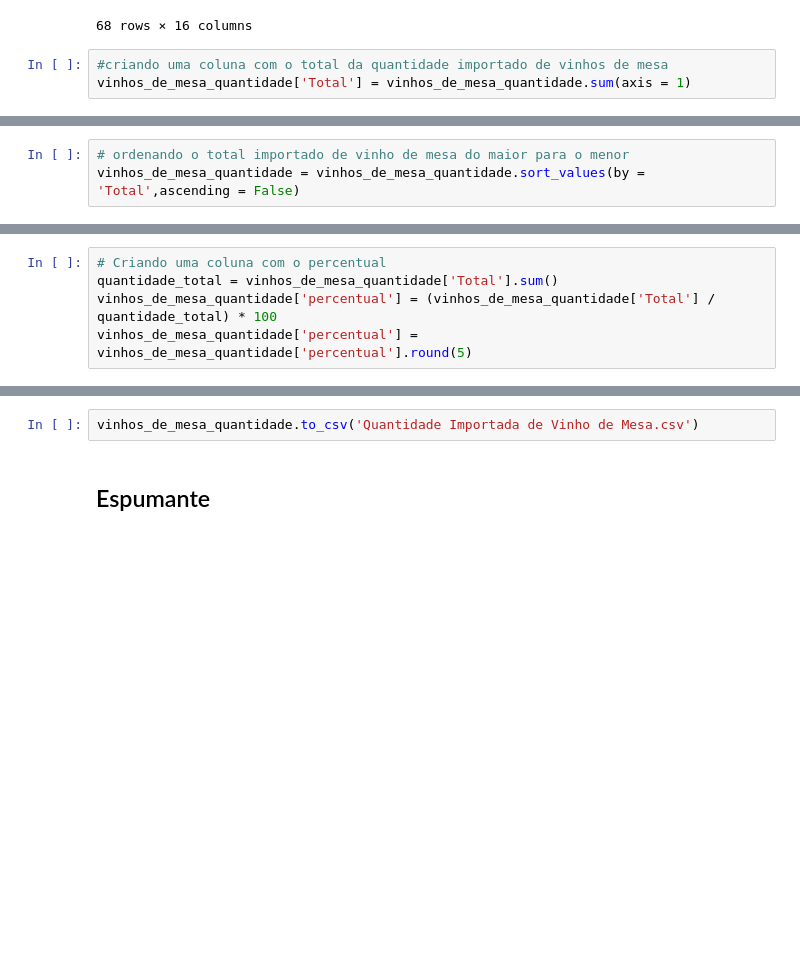
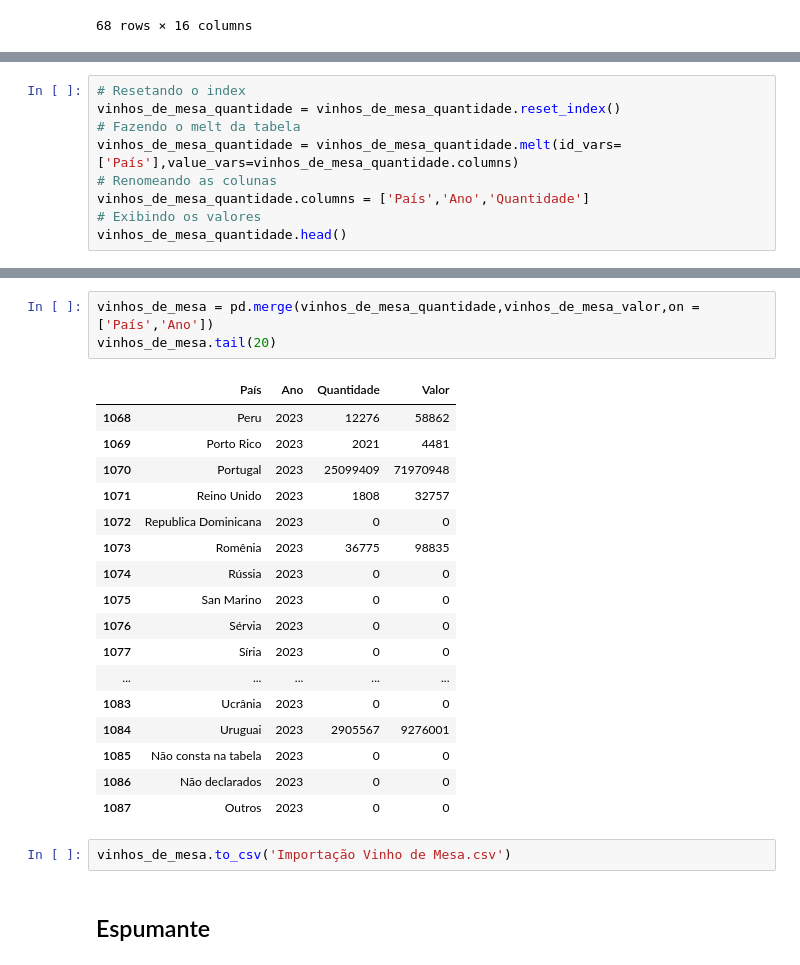
Before and after one commit to ArthurNSiqueira/tech_challenge, a Jupyter notebook: Tech_Challenge.ipynb, the cells around one changed output, grey strips where cells are left out. Saved outputs shown, nothing was run; the diff lists cells and outputs as text; blank space fills up the shorter version.

```diff
--- a/Tech_Challenge.ipynb
+++ b/Tech_Challenge.ipynb
@@ -93,6 +84,3 @@ vinhos_de_mesa_quantidade
 | Não declarados | 0 | 0 | 0 | 0 | 0 | 0 | 0 | 0 | 0 | 0 | 0 | ... |
 | Outros | 0 | 0 | 0 | 0 | 0 | 0 | 0 | 0 | 0 | 0 | 0 | ... |
 68 rows × 16 columns
-# %%
-#criando uma coluna com o total da quantidade importado de vinhos de mesa
-vinhos_de_mesa_quantidade['Total'] = vinhos_de_mesa_quantidade.sum(axis = 1)
@@ -105,3 +86,0 @@ See the caveats in the documentation: https://pandas.pydata.org/pandas-docs/stab
-# %%
-# ordenando o total importado de vinho de mesa do maior para o menor
-vinhos_de_mesa_quantidade = vinhos_de_mesa_quantidade.sort_values(by = 'Total',ascending = False)
@@ -123,5 +86,0 @@ vinhos_de_mesa_quantidade = vinhos_de_mesa_quantidade.sort_values(by = 'Total',a
-# %%
-# Criando uma coluna com o percentual
-quantidade_total = vinhos_de_mesa_quantidade['Total'].sum()
-vinhos_de_mesa_quantidade['percentual'] = (vinhos_de_mesa_quantidade['Total'] / quantidade_total) * 100
-vinhos_de_mesa_quantidade['percentual'] = vinhos_de_mesa_quantidade['percentual'].round(5)
@@ -146,0 +87,9 @@ vinhos_de_mesa_quantidade
+# %%
+# Resetando o index
+vinhos_de_mesa_quantidade = vinhos_de_mesa_quantidade.reset_index()
+# Fazendo o melt da tabela
+vinhos_de_mesa_quantidade = vinhos_de_mesa_quantidade.melt(id_vars=['País'],value_vars=vinhos_de_mesa_quantidade.columns)
+# Renomeando as colunas
+vinhos_de_mesa_quantidade.columns = ['País','Ano','Quantidade']
+# Exibindo os valores
+vinhos_de_mesa_quantidade.head()
@@ -147,5 +103,26 @@ vinhos_de_mesa_quantidade
+# %%
+vinhos_de_mesa = pd.merge(vinhos_de_mesa_quantidade,vinhos_de_mesa_valor,on =['País','Ano'])
+vinhos_de_mesa.tail(20)
+# %% [output]
+|  | País | Ano | Quantidade | Valor |
+| 1068 | Peru | 2023 | 12276 | 58862 |
+| 1069 | Porto Rico | 2023 | 2021 | 4481 |
+| 1070 | Portugal | 2023 | 25099409 | 71970948 |
+| 1071 | Reino Unido | 2023 | 1808 | 32757 |
+| 1072 | Republica Dominicana | 2023 | 0 | 0 |
+| 1073 | Romênia | 2023 | 36775 | 98835 |
+| 1074 | Rússia | 2023 | 0 | 0 |
+| 1075 | San Marino | 2023 | 0 | 0 |
+| 1076 | Sérvia | 2023 | 0 | 0 |
+| 1077 | Síria | 2023 | 0 | 0 |
+| ... | ... | ... | ... | ... |
+| 1083 | Ucrânia | 2023 | 0 | 0 |
+| 1084 | Uruguai | 2023 | 2905567 | 9276001 |
+| 1085 | Não consta na tabela | 2023 | 0 | 0 |
+| 1086 | Não declarados | 2023 | 0 | 0 |
+| 1087 | Outros | 2023 | 0 | 0 |
 # %%
-vinhos_de_mesa_quantidade.to_csv('Quantidade Importada de Vinho de Mesa.csv')
+vinhos_de_mesa.to_csv('Importação Vinho de Mesa.csv')
 # %% [markdown]
 ## Espumante
 # %%
```
Also changed, not shown: parts of 67 cells of this notebook.
